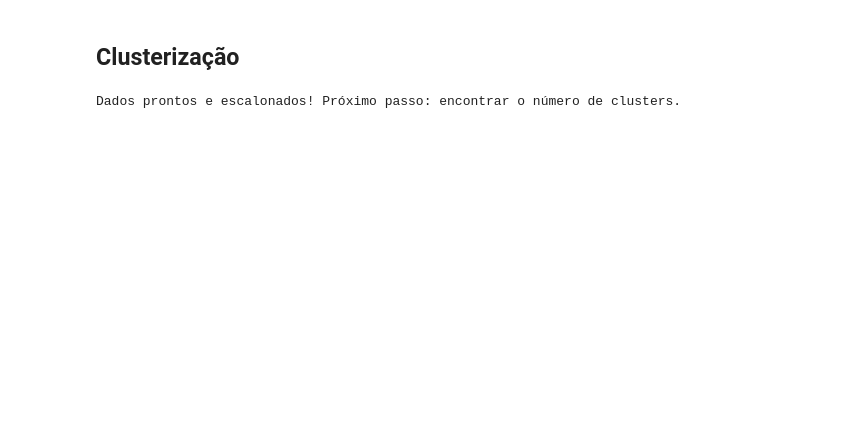
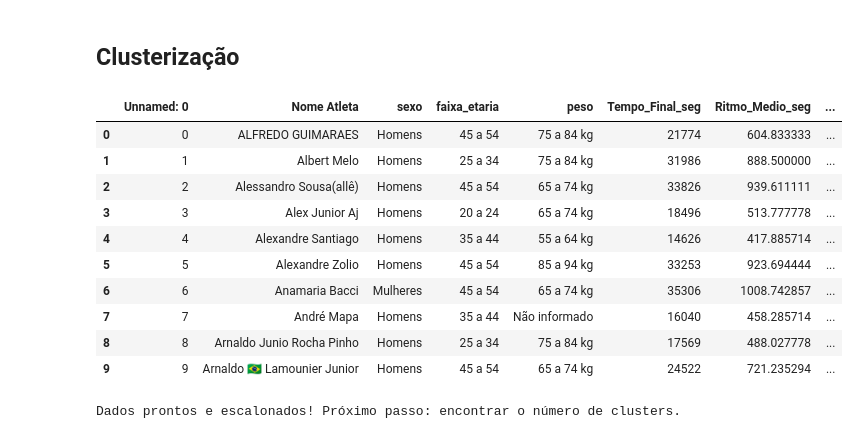
Before and after one commit to joaomts/-strava_analytics, a Jupyter notebook: analises_provas.ipynb, the cells around one changed output. Drawn from its saved outputs; the diff is of its cells as text; code cells hidden in the pictures; blank space fills up the shorter version.

```diff
--- a/analises_provas.ipynb
+++ b/analises_provas.ipynb
@@ -2167,5 +1687,20 @@ df_selecionado.head(10)
 # %% [markdown]
 ## Clusterização
+# %%
+df_cluster = pd.read_csv("Dados/df_selecionado_segundos.csv", sep=";")
+df_cluster.head(10)
+# %% [output]
+|  | Unnamed: 0 | Nome Atleta | sexo | faixa_etaria | peso | Tempo_Final_seg | Ritmo_Medio_seg | ... |
+| 0 | 0 | ALFREDO GUIMARAES | Homens | 45 a 54 | 75 a 84 kg | 21774 | 604.833333 | ... |
+| 1 | 1 | Albert Melo | Homens | 25 a 34 | 75 a 84 kg | 31986 | 888.500000 | ... |
+| 2 | 2 | Alessandro Sousa(allê) | Homens | 45 a 54 | 65 a 74 kg | 33826 | 939.611111 | ... |
+| 3 | 3 | Alex Junior Aj | Homens | 20 a 24 | 65 a 74 kg | 18496 | 513.777778 | ... |
+| 4 | 4 | Alexandre Santiago | Homens | 35 a 44 | 55 a 64 kg | 14626 | 417.885714 | ... |
+| 5 | 5 | Alexandre Zolio | Homens | 45 a 54 | 85 a 94 kg | 33253 | 923.694444 | ... |
+| 6 | 6 | Anamaria Bacci | Mulheres | 45 a 54 | 65 a 74 kg | 35306 | 1008.742857 | ... |
+| 7 | 7 | André Mapa | Homens | 35 a 44 | Não informado | 16040 | 458.285714 | ... |
+| 8 | 8 | Arnaldo Junio Rocha Pinho | Homens | 25 a 34 | 75 a 84 kg | 17569 | 488.027778 | ... |
+| 9 | 9 | Arnaldo 🇧🇷 Lamounier Junior | Homens | 45 a 54 | 65 a 74 kg | 24522 | 721.235294 | ... |
 # %%
 features_para_cluster = [
     "Tempo_Final_seg",
```
Also changed, not shown: parts of 81 cells of this notebook.
